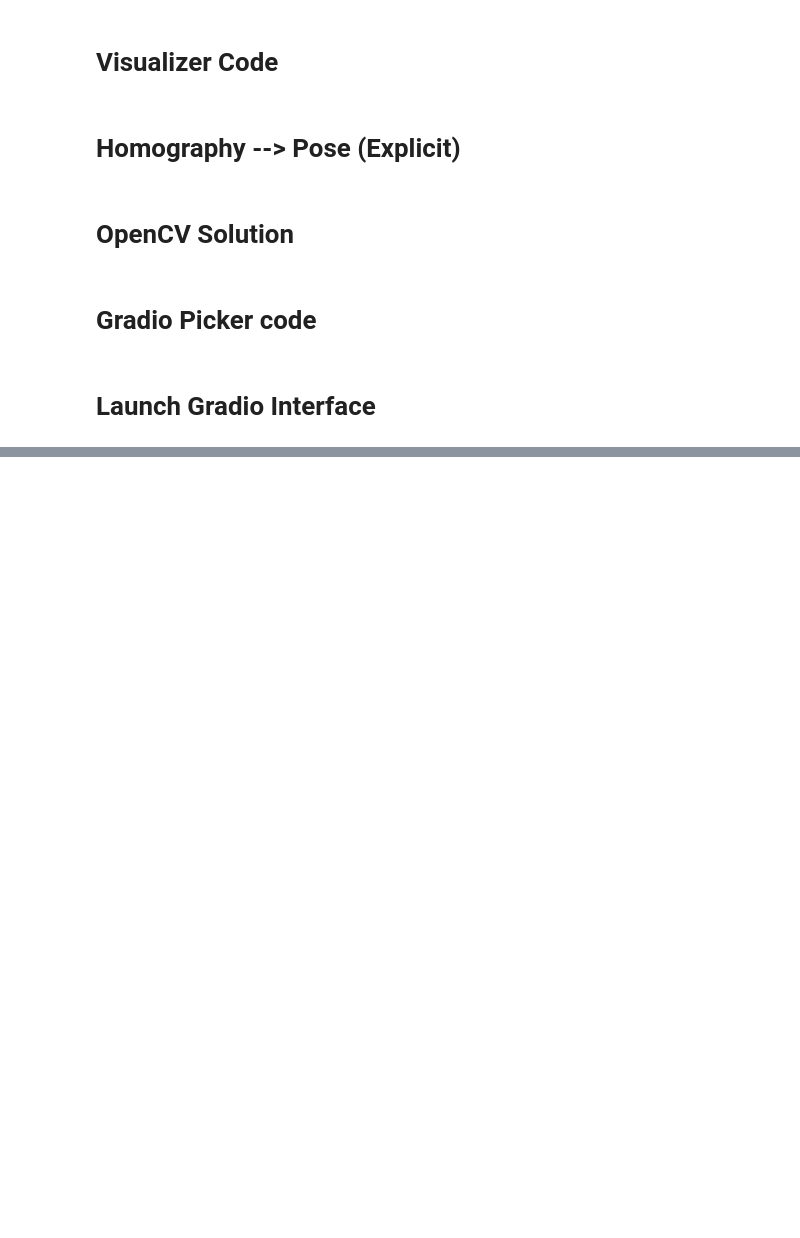
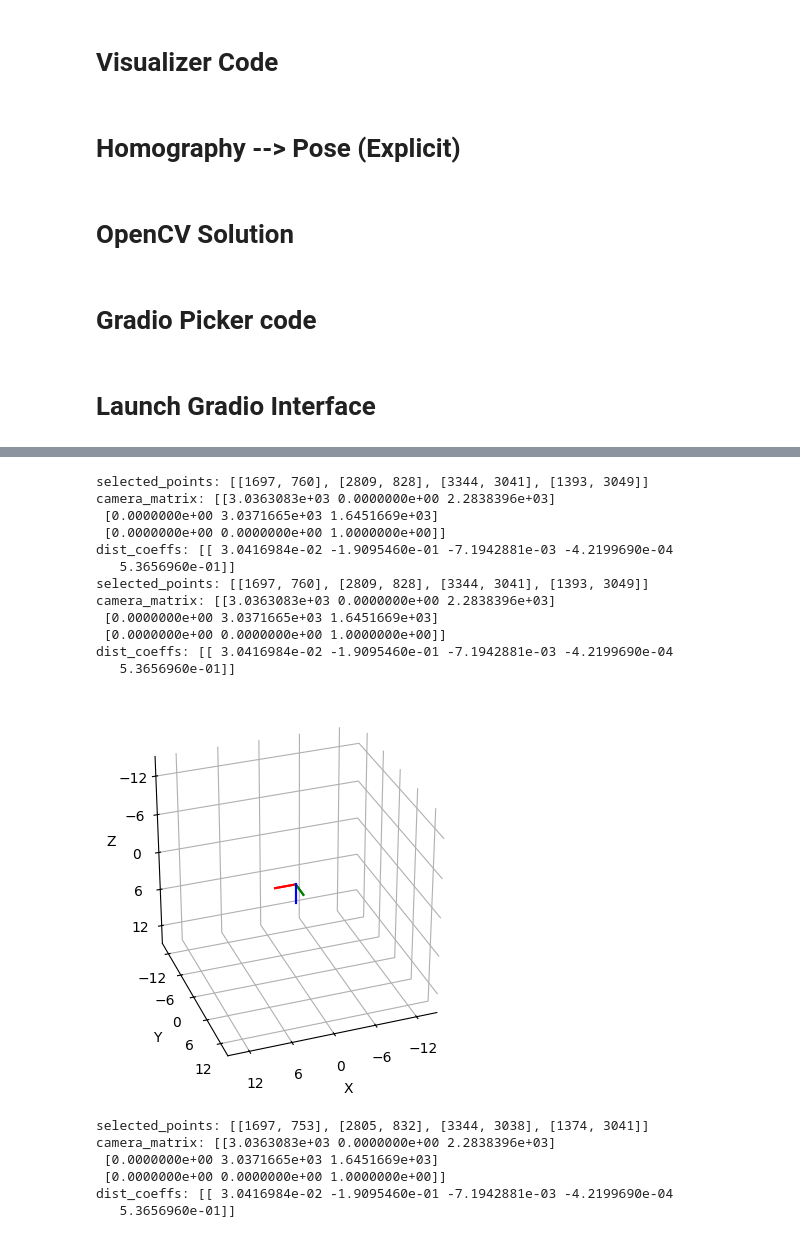
Before and after one commit to Tiromachelan/camera-pose-estimator, a Jupyter notebook: camera_pose.ipynb, the cells around one changed output, grey strips where cells are left out. Saved outputs shown, nothing was run; the diff lists cells and outputs as text; code cells hidden in the pictures; blank space fills up the shorter version.

```diff
--- a/camera_pose.ipynb
+++ b/camera_pose.ipynb
@@ -366,0 +368,67 @@ dist_coeffs: [[ 3.0416984e-02 -1.9095460e-01 -7.1942881e-03 -4.2199690e-04
+# %%
+class Visualizer:
+  def visualize(rotation_vector, translation_vector):
+    sensor_size = (4608, 3456) # maybe change this in case the images are different sizes?
+    virtual_image_distance = .8
+    with open("calibration.json", "r") as file:
+        views = json.load(file)
+
+    Lambda = np.array(views.get("camera_matrix")).reshape(3,3)
+    Omega = np.array(rotation_vector)
+    tau = np.array(translation_vector)
+    dist = np.array(views.get("distortion_coefficients"))
+
+    # Convert to a rotation matrix from a vector
+    Omega, _ = cv.Rodrigues(Omega)
+
+    # Camera pose, i.e., the matrix [R t] of extrinsic parameters
+    Rt = np.block([Omega.T, -Omega.T @ tau.reshape(3, 1)])
+
+    # Convert Rt from 3x4 to a 4x4 transformation matrix
+    Rt = np.vstack([Rt, [0, 0, 0, 1]])
+
+    cam2world = Rt
+    ax = pt.plot_transform(A2B=cam2world, s=2)
+    pc.plot_camera(
+        ax,
+        cam2world=cam2world,
+        M=Lambda,
+        sensor_size=sensor_size,
+        virtual_image_distance=virtual_image_distance,
+    )
+
+    # World frame
+    cam2world = pt.transform_from_pq([0, 0, 0, 0, 0, 0, 0])
+    pt.plot_transform(ax, A2B=cam2world, s=3)
+
+    ax.view_init(30, 70)
+    ax.set_xlim(-15, 15)
+    ax.set_ylim(-15, 15)
+    ax.set_zlim(-15, 15)
+    ax.invert_zaxis() # It looks upside down without this
+    #plt.savefig("pose_plot.png")
+    #display(Image(filename="pose_plot.png"))
+
+    plt.show()
+
+Visualizer.visualize(estimate_pose_opencv()[0], estimate_pose_opencv()[1])
+# %% [output]
+selected_points: [[1697, 760], [2809, 828], [3344, 3041], [1393, 3049]]
+camera_matrix: [[3.0363083e+03 0.0000000e+00 2.2838396e+03]
+ [0.0000000e+00 3.0371665e+03 1.6451669e+03]
+ [0.0000000e+00 0.0000000e+00 1.0000000e+00]]
+dist_coeffs: [[ 3.0416984e-02 -1.9095460e-01 -7.1942881e-03 -4.2199690e-04
+   5.3656960e-01]]
+selected_points: [[1697, 760], [2809, 828], [3344, 3041], [1393, 3049]]
+camera_matrix: [[3.0363083e+03 0.0000000e+00 2.2838396e+03]
+ [0.0000000e+00 3.0371665e+03 1.6451669e+03]
+ [0.0000000e+00 0.0000000e+00 1.0000000e+00]]
+dist_coeffs: [[ 3.0416984e-02 -1.9095460e-01 -7.1942881e-03 -4.2199690e-04
+   5.3656960e-01]]
+[figure, added]
+selected_points: [[1697, 753], [2805, 832], [3344, 3038], [1374, 3041]]
+camera_matrix: [[3.0363083e+03 0.0000000e+00 2.2838396e+03]
+ [0.0000000e+00 3.0371665e+03 1.6451669e+03]
+ [0.0000000e+00 0.0000000e+00 1.0000000e+00]]
+dist_coeffs: [[ 3.0416984e-02 -1.9095460e-01 -7.1942881e-03 -4.2199690e-04
+   5.3656960e-01]]
```
Also changed, not shown: parts of 4 cells of this notebook.
